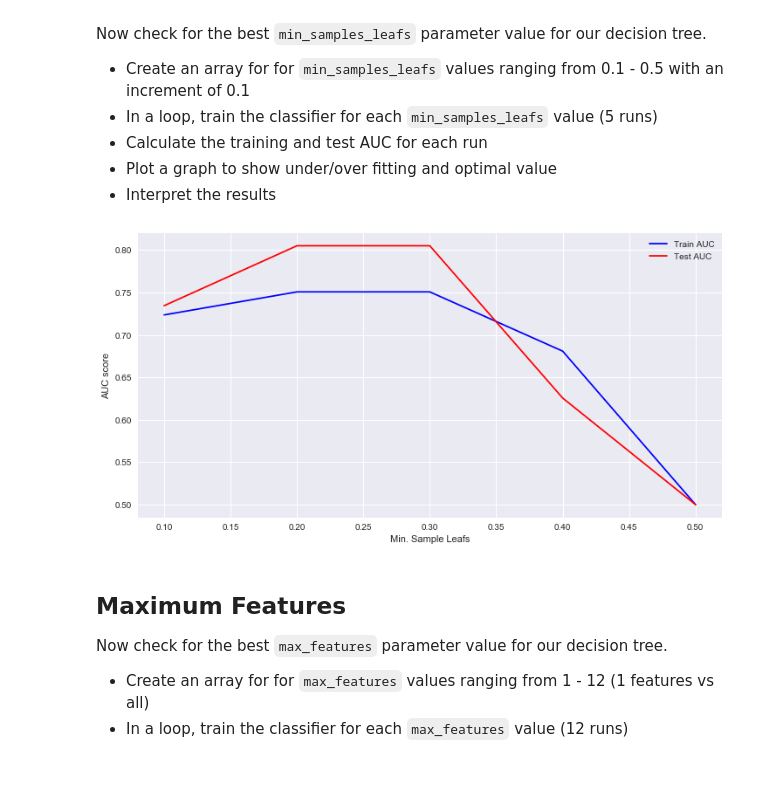
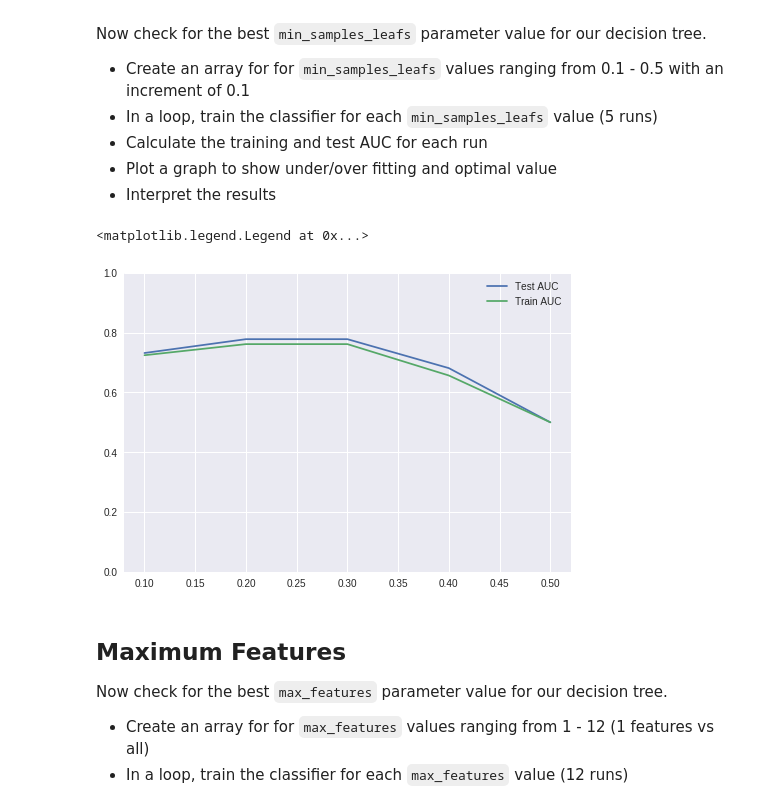
Before and after one commit to nic464/dsc-enterprise-hsbc-tuning-decision-trees-lab-hsbc-ds-081319, a Jupyter notebook: index.ipynb, the cells around one changed output. Saved outputs shown, nothing was run; the diff lists cells and outputs as text; code cells hidden in the pictures; blank space fills up the shorter version.

```diff
--- a/index.ipynb
+++ b/index.ipynb
@@ -158,23 +158,24 @@ Now check for the best `min_samples_leafs` parameter value for our decision tree
 # %%
 # Calculate the optimal value for minimum sample leafs
 max_x = 5
 splits = [i * .1 for i in range(1,max_x + 1)]
 
 y1 = [None] * max_x
 y2 = [None] * max_x
 
 for i in range(max_x):
-    clf = DecisionTreeClassifier(min_samples_split=splits[i])
+    clf = DecisionTreeClassifier(min_samples_leaf=splits[i])
     clf.fit(X_train, y_train)
 
     y1[i] = roc_auc_score(y_test, clf.predict(X_test))
     y2[i] = roc_auc_score(y_train, clf.predict(X_train))
 
 plt.plot(splits, y1, label='Test AUC', scaley=False)
 plt.plot(splits, y2, label='Train AUC', scaley=False)
 plt.legend()
 # %% [output]
+<matplotlib.legend.Legend at 0x...>
-[figure, old version]
+[figure, new version]
 # %%
 # Your observations here
 # %% [markdown]
```
